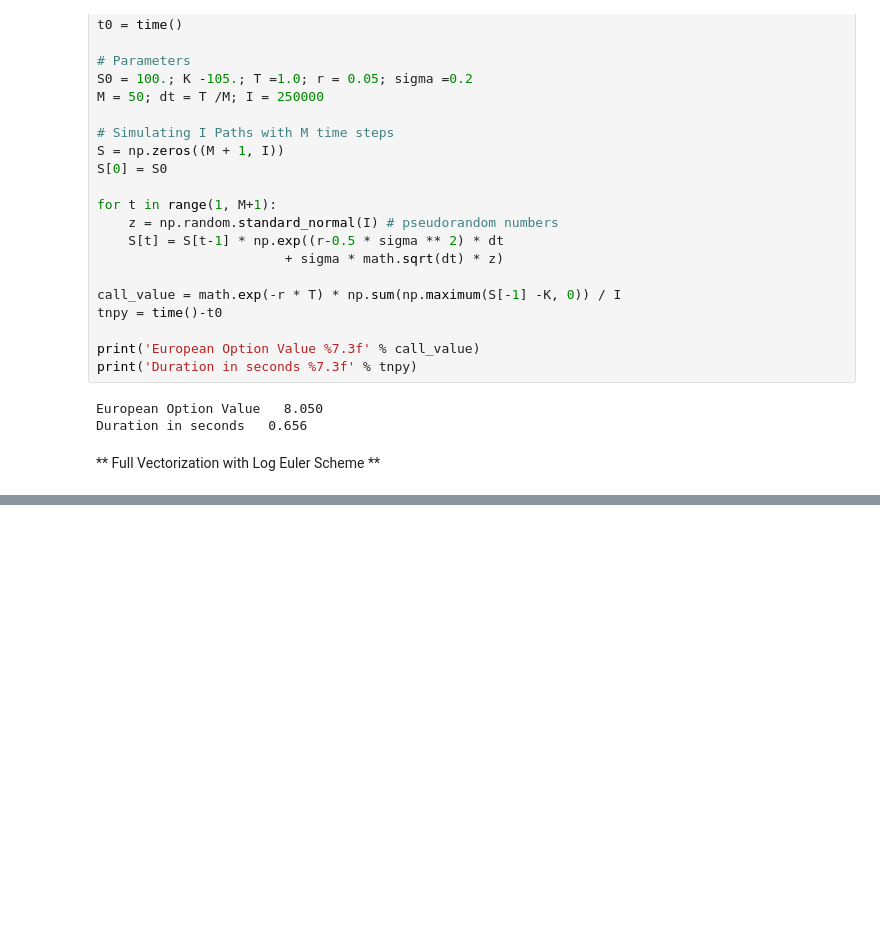
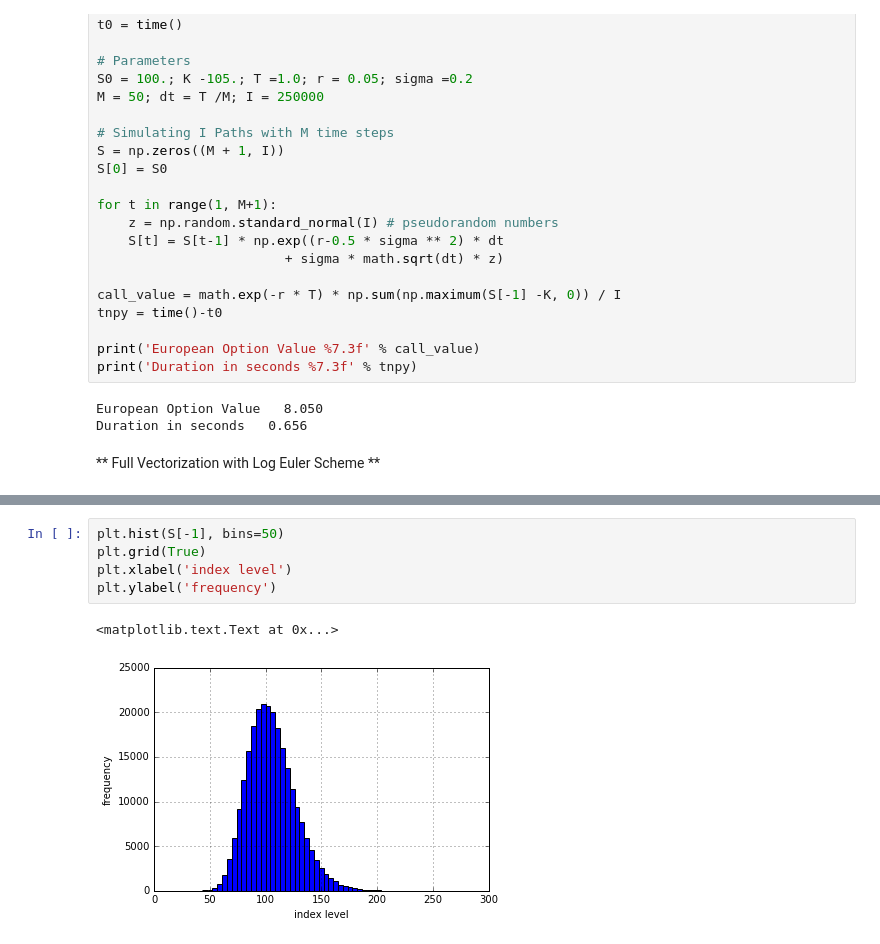
Before and after one commit to AnandVishnu/PythonForFinance, a Jupyter notebook: Monte Carlo Valuation of a European option.ipynb, the cells around one changed output, grey strips where cells are left out. Cells and saved outputs as stored; diff of their text form; blank space fills up the shorter version.

```diff
--- a/Monte Carlo Valuation of a European option.ipynb
+++ b/Monte Carlo Valuation of a European option.ipynb
@@ -113,0 +151,8 @@ Duration in seconds   0.656
+# %%
+plt.hist(S[-1], bins=50)
+plt.grid(True)
+plt.xlabel('index level')
+plt.ylabel('frequency')
+# %% [output]
+<matplotlib.text.Text at 0x...>
+[figure, added]
```
Also changed, not shown: parts of 5 cells of this notebook.
